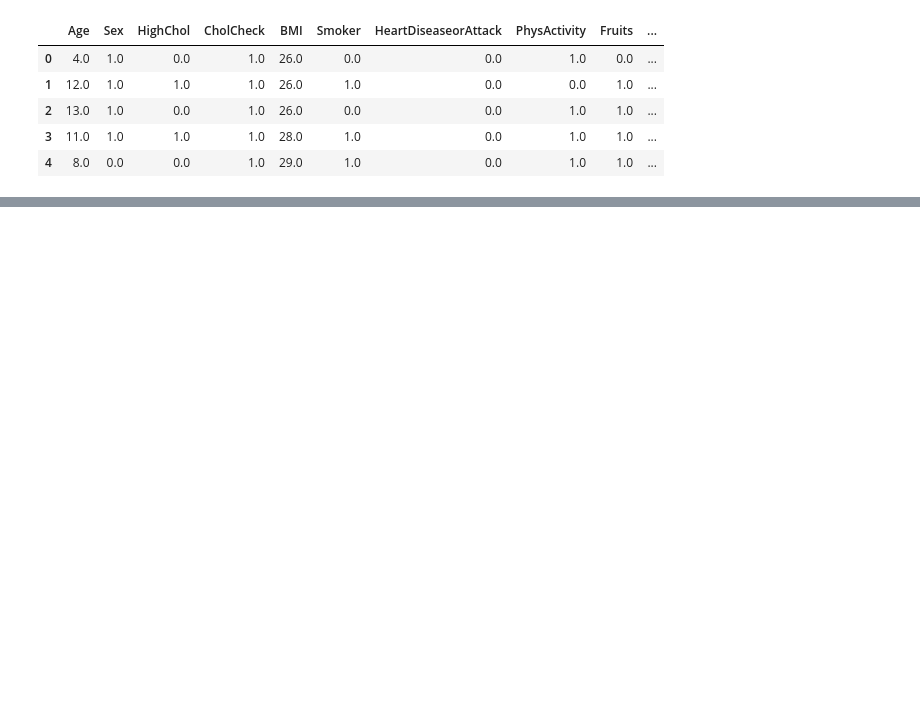
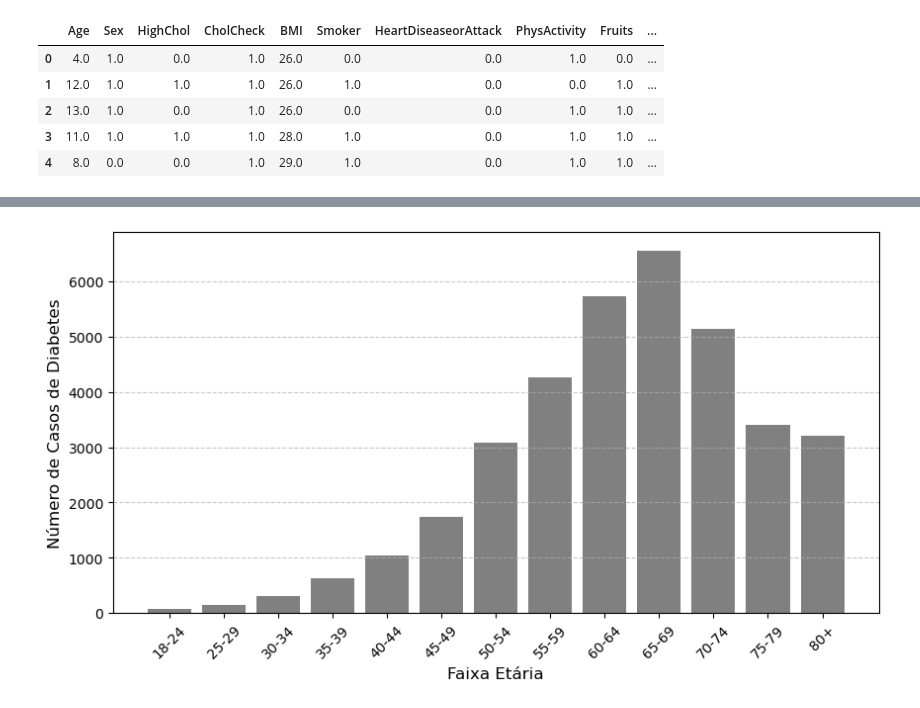
Before and after one commit to EduardoGrillo/Correlacao_De_Matriz, a Jupyter notebook: diabetes.ipynb, the cells around one changed output, grey strips where cells are left out. Drawn from its saved outputs; the diff is of its cells as text; code cells hidden in the pictures; blank space fills up the shorter version.

```diff
--- a/diabetes.ipynb
+++ b/diabetes.ipynb
@@ -126,0 +124,20 @@ plt.show()
+# %%
+age_mapping = {
+    1: "18-24", 2: "25-29", 3: "30-34", 4: "35-39", 5: "40-44",
+    6: "45-49", 7: "50-54", 8: "55-59", 9: "60-64", 10: "65-69",
+    11: "70-74", 12: "75-79", 13: "80+"
+}
+data["Age Group"] = data["Age"].map(age_mapping)
+
+diabetes_counts = data[data["Diabetes"] == 1]["Age Group"].value_counts().sort_index()
+
+plt.figure(figsize=(10, 5))
+plt.bar(diabetes_counts.index, diabetes_counts.values, color='gray')
+plt.xlabel("Faixa Etária", fontsize=12)
+plt.ylabel("Número de Casos de Diabetes", fontsize=12)
+plt.xticks(rotation=45)
+plt.grid(axis="y", linestyle="--", alpha=0.7)
+
+plt.show()
+# %% [output]
+[figure, added]
```
Also changed, not shown: parts of 5 cells of this notebook, 2 other files.
